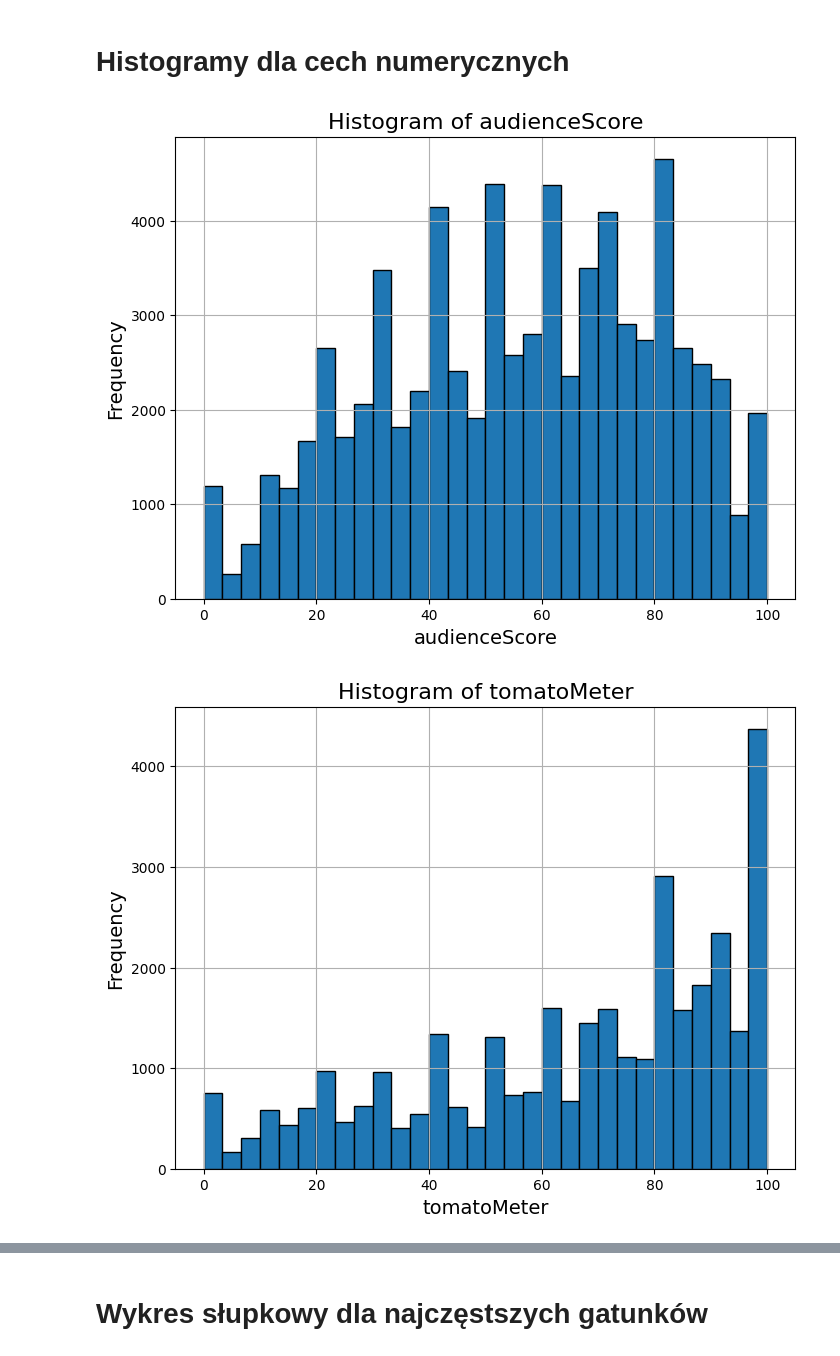
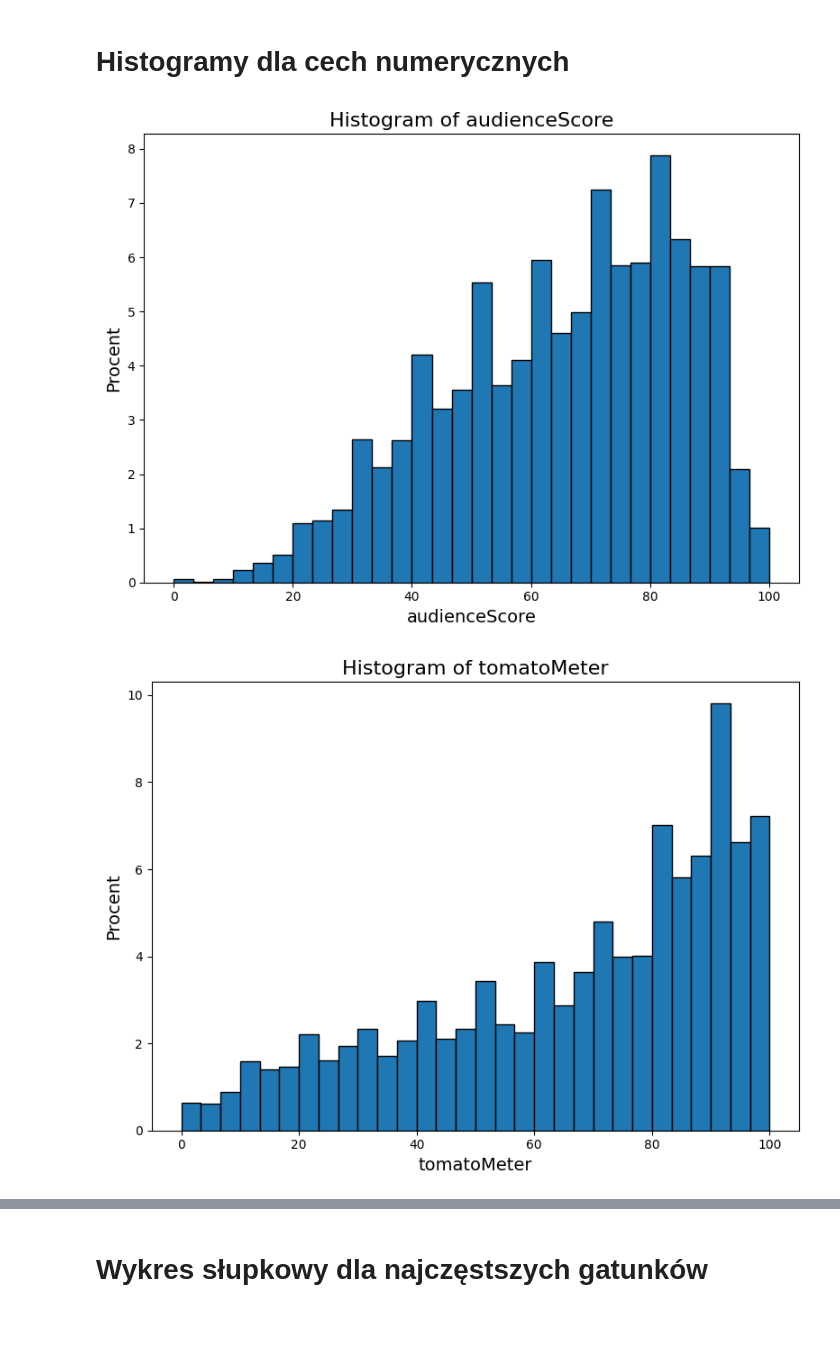
Before and after one commit to tymiasas00/MAD-2025, a Jupyter notebook: data_analysis.ipynb, the cells around one changed output, grey strips where cells are left out. Saved outputs shown, nothing was run; the diff lists cells and outputs as text; code cells hidden in the pictures; blank space fills up the shorter version.

```diff
--- a/data_analysis.ipynb
+++ b/data_analysis.ipynb
@@ -155,33 +154,33 @@ for column in numeric_features:
         plt.figure(figsize=(8, 6))
 
         values = data[column].dropna()
         counts, bins = np.histogram(values, bins=30)
         percentages = (counts / counts.sum()) * 100
 
         plt.bar(bins[:-1], percentages, width=(bins[1] - bins[0]), edgecolor='black', align='edge')
         plt.title(f"Histogram of {column}", fontsize=16)
         plt.xlabel(column, fontsize=14)
         plt.ylabel('Procent', fontsize=14)
         plt.tight_layout()
         plt.show()
 
 plt.figure(figsize=(8, 6))
 
 info = data['runtimeMinutes']
 counts, bins, patches = plt.hist(info, bins=50, edgecolor='black')
 total = counts.sum()
 percentages = (counts / total) * 100
 
 plt.clf()  # czyścimy poprzedni wykres
 
 # Rysujemy wykres z procentami
 plt.bar(bins[:-1], percentages, width=(bins[1] - bins[0]), align='edge', edgecolor='black')
 plt.xlim(0, 220)  # <- przenieśliśmy tutaj!
 plt.title("Histogram of runtime", fontsize=16)
 plt.xlabel("Runtime in minutes", fontsize=14)
-plt.ylabel("Frequency (%)", fontsize=14)
+plt.ylabel("Procent", fontsize=14)
 plt.tight_layout()
 plt.show()
 # %% [output]
-[figure, old version]
+[figure, new version]
-[figure, old version]
+[figure, new version]
```
Also changed, not shown: parts of 3 cells of this notebook.
